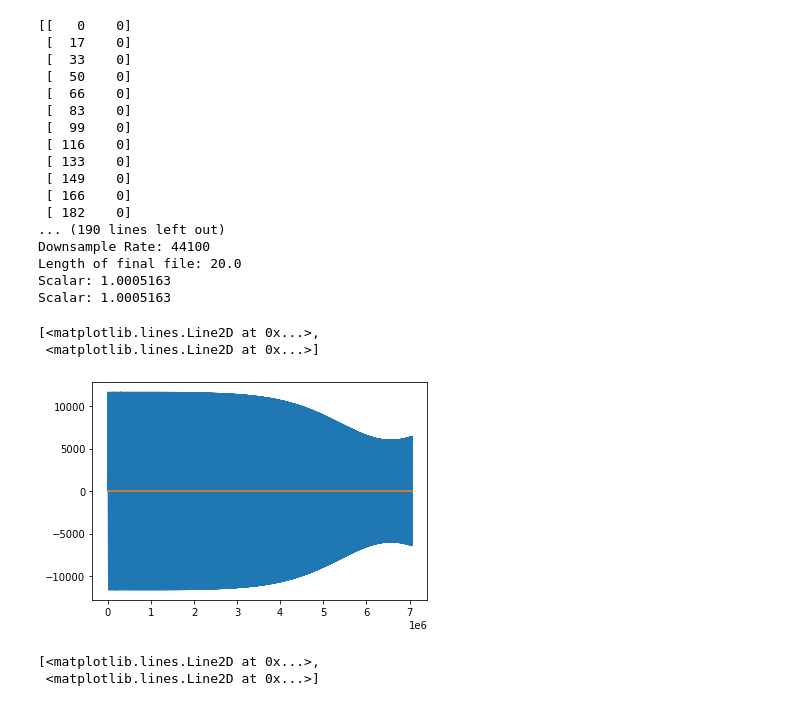
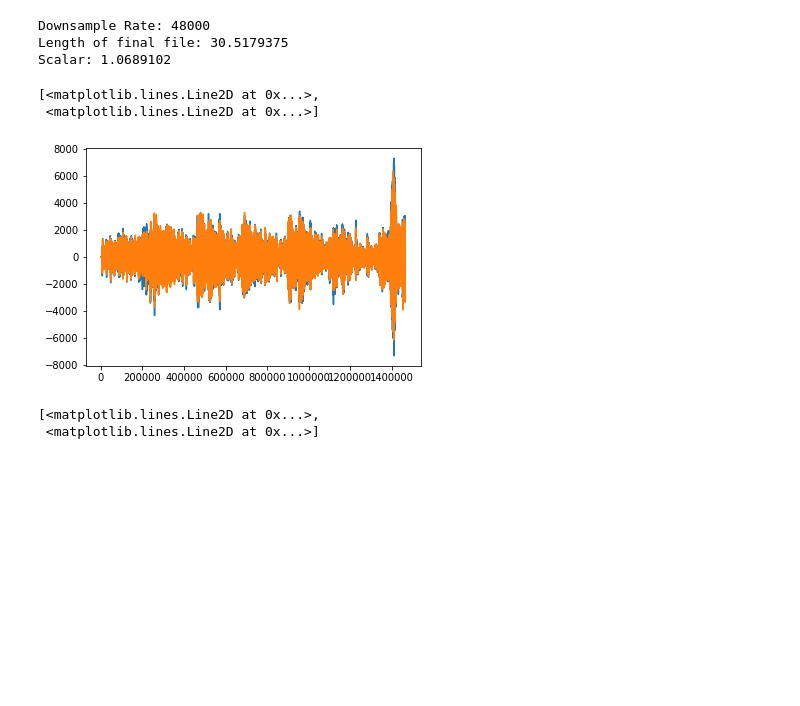
Before and after one commit to phultquist/qbox, a Jupyter notebook: biquad/BiQuad Filter.ipynb, the cells around one changed output. Drawn from its saved outputs; the diff is of its cells as text; code cells hidden in the pictures; blank space fills up the shorter version.

```diff
--- a/biquad/BiQuad Filter.ipynb
+++ b/biquad/BiQuad Filter.ipynb
@@ -34,7 +34,7 @@ def biquad(arr, a0, a1, a2, b0, b1, b2):
 
     return output
 # %%
-sample_rate, input_data = wavfile.read('./../samples/LogSweep_10_1000_44k_16-bit_L.wav')
+sample_rate, input_data = wavfile.read("./../samples/First30s of Amber Rubarth _ Storms Are On The Ocean - Track 1 -  Dr. Chesky's Binaural Sound Show - 2012.wav")
 # plt.plot(input_data[0:100])
 # input_data = input_data[18 * 44000:18*44000 + 25]
 
@@ -70,7 +70,9 @@ Length of input data: 882000
 # %%
-def normalize(original, output_data):
+def normalize(original, output_data, normalize_to=None):
     max_original = np.amax(np.absolute(original))
     max_values = np.amax(np.absolute(output_data))
+    if normalize_to is not None:
+        max_original = normalize_to
     scalar = (max_original / max_values)
     print("Scalar:", scalar)
 
@@ -79,7 +81,7 @@ def normalize(original, output_data):
 
     return np.int16(output_data)
 # %%
-def biquad_with_negative_feedback(arr, a0, a1, a2, b0, b1, b2, fb_k, store_servo=True):
+def biquad_with_negative_feedback(arr, a0, a1, a2, b1, b2, fb_k, b0=1, store_servo=True):
     servo_signal_current = 0 #
 
     servo_signal_prev1 = 0 #servo_signal sub n-1
@@ -97,10 +99,6 @@ def biquad_with_negative_feedback(arr, a0, a1, a2, b0, b1, b2, fb_k, store_servo
 
         servo_signal_current = x_current - fb_k * y_prev1
 
-        if i < 44100 * 0.5 * 0.25:
-#             print(x_current, y_prev1)
-            pass
-
         y_current = (a0 * servo_signal_current + a1 * servo_signal_prev1 + a2 * servo_signal_prev2 - b1 * y_prev1 - b2 * y_prev2) / b0
 
         if store_servo:
@@ -147,64 +221,34 @@ plt.plot(after_resonance_compensation)
 # %%
-after_resonance_after_backwave = biquad_with_negative_feedback(
-after_resonance_compensation,
-a0 = 0.4116558936798249,
-a1 = 0,
-a2 = -0.4116558936798249,
-b0 = 1,
-b1 = -0.17123074520885376,
-b2 = 0.17668821264035015,
-fb_k = 0.9
-)
-
 def downsample(item, scale):
     cs = CubicSpline(np.arange(len(item)), item)
     xs = np.arange(0, len(item), 1/ scale)
 
     downsampled = cs(xs)
     downsampled = np.int16(downsampled)
     downsample_rate = int(downsample_scale * upsampled_rate)
 
     return downsampled, downsample_rate
 
 downsample_scale = 1 / upsample_scale
 
-downsampled, downsample_rate = downsample(after_resonance_after_backwave, 1 / upsample_scale)
-downsampled_after_resonance_compensation, downsample_after_resonance_compensation_rate = downsample(after_resonance_compensation, 1 / upsample_scale)
-
-print(input_data[:100])
-print(downsampled[:100])
-
-print(len(input_data))
-print(len(downsampled))
+downsampled_6, downsample_rate = downsample(biquad_6, downsample_scale)
+# downsampled_after_resonance_compensation, downsample_after_resonance_compensation_rate = downsample(after_resonance_compensation, downsample_scale)
 
 print("Downsample Rate: "+str(downsample_rate))
-print("Length of final file: " + str(len(downsampled)/downsample_rate))
+print("Length of final file: " + str(len(downsampled_6)/downsample_rate))
 
-wavfile.write("after_resonance_after_backwave.wav", downsample_rate, normalize(input_data, downsampled))
-wavfile.write("after_resonance_compensation.wav", downsample_after_resonance_compensation_rate, normalize(input_data, downsampled_after_resonance_compensation))
 wavfile.write("input_data.wav", downsample_rate, input_data)
-plt.plot(after_resonance_after_backwave)
+wavfile.write("biquad_6.wav", downsample_rate, normalize(input_data, downsampled_6))
+# wavfile.write("after_resonance_after_backwave.wav", downsample_rate, normalize(input_data, downsampled))
+# wavfile.write("after_resonance_compensation.wav", downsample_after_resonance_compensation_rate, normalize(input_data, downsampled_after_resonance_compensation, normalize_to=30000))
+plt.plot(downsampled_6)
 # %% [output]
-[[   0    0]
- [  17    0]
- [  33    0]
- [  50    0]
- [  66    0]
- [  83    0]
- [  99    0]
- [ 116    0]
- [ 133    0]
- [ 149    0]
- [ 166    0]
- [ 182    0]
-... (190 lines left out)
-Downsample Rate: 44100
-Length of final file: 20.0
-Scalar: 1.0005163
-Scalar: 1.0005163
+Downsample Rate: 48000
+Length of final file: 30.5179375
+Scalar: 1.0689102
 [<matplotlib.lines.Line2D at 0x...>,
  <matplotlib.lines.Line2D at 0x...>]
-[figure, old version]
+[figure, new version]
 # %%
 after_resonance_compensation_after_resonance = biquad_with_negative_feedback(
 after_resonance_compensation,
```
Also changed, not shown: parts of 3 cells of this notebook, 13 other files.
